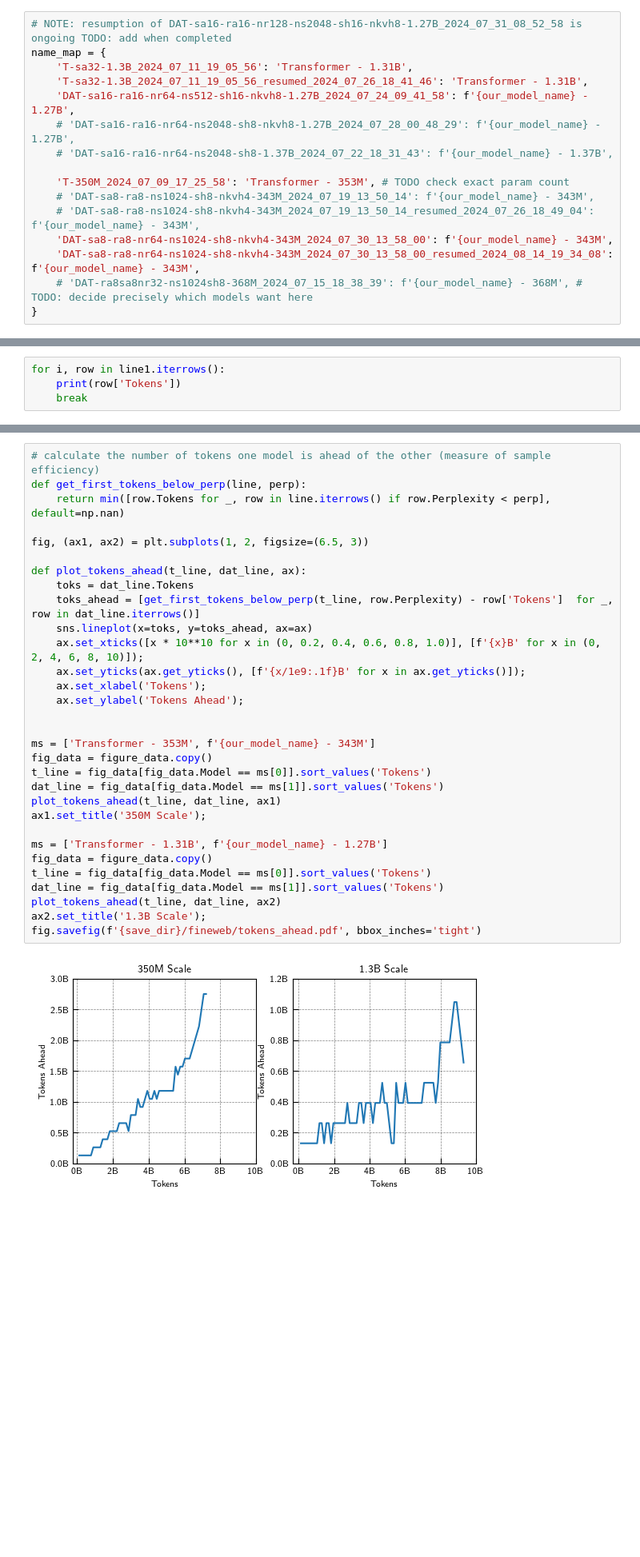
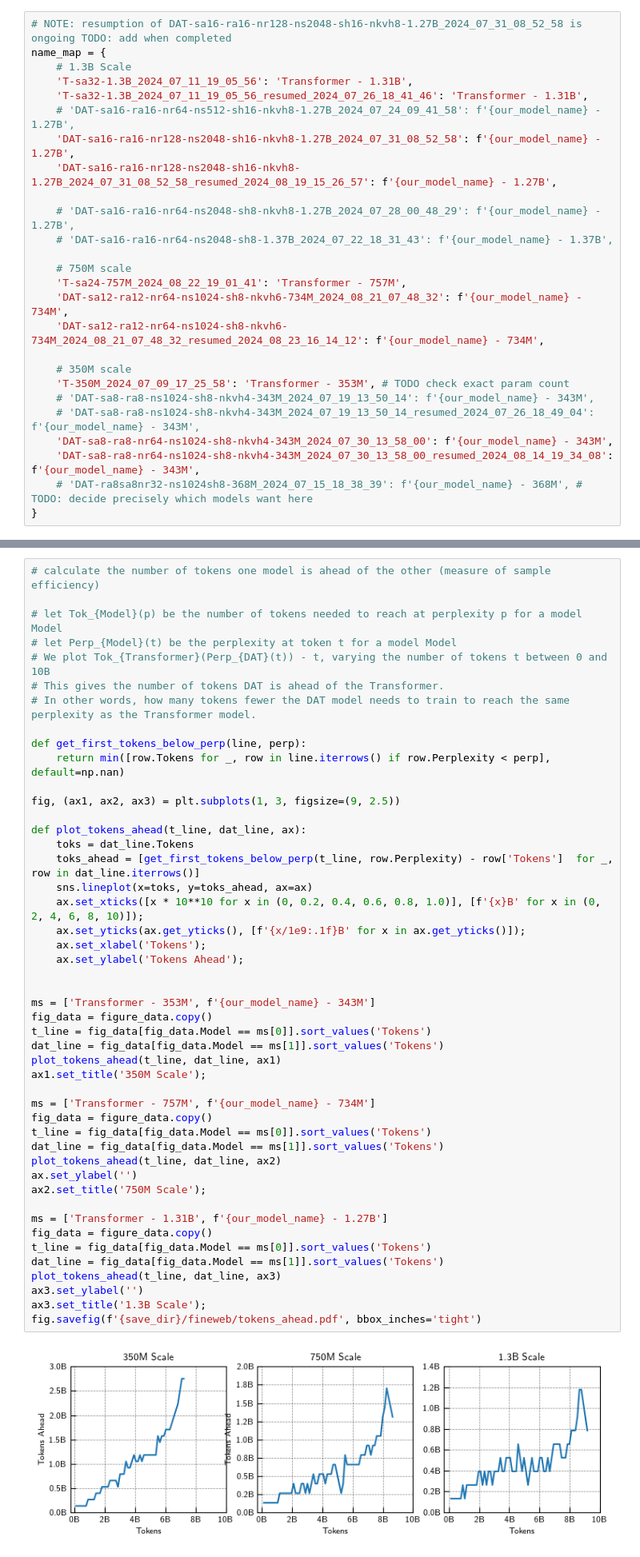
Before and after one commit to Awni00/abstract_transformer, a Jupyter notebook: figure_generation/figure_generation.ipynb, the cells around one changed output, grey strips where cells are left out. Shown at 80% size. Drawn from its saved outputs; the diff is of its cells as text; blank space fills up the shorter version.

```diff
--- a/figure_generation/figure_generation.ipynb
+++ b/figure_generation/figure_generation.ipynb
@@ -1005,12 +1005,22 @@ figure_data.head()
 # %%
 # NOTE: resumption of DAT-sa16-ra16-nr128-ns2048-sh16-nkvh8-1.27B_2024_07_31_08_52_58 is ongoing TODO: add when completed
 name_map = {
+    # 1.3B Scale
     'T-sa32-1.3B_2024_07_11_19_05_56': 'Transformer - 1.31B',
     'T-sa32-1.3B_2024_07_11_19_05_56_resumed_2024_07_26_18_41_46': 'Transformer - 1.31B',
-    'DAT-sa16-ra16-nr64-ns512-sh16-nkvh8-1.27B_2024_07_24_09_41_58': f'{our_model_name} - 1.27B',
+    # 'DAT-sa16-ra16-nr64-ns512-sh16-nkvh8-1.27B_2024_07_24_09_41_58': f'{our_model_name} - 1.27B',
+    'DAT-sa16-ra16-nr128-ns2048-sh16-nkvh8-1.27B_2024_07_31_08_52_58': f'{our_model_name} - 1.27B',
+    'DAT-sa16-ra16-nr128-ns2048-sh16-nkvh8-1.27B_2024_07_31_08_52_58_resumed_2024_08_19_15_26_57': f'{our_model_name} - 1.27B',
+
     # 'DAT-sa16-ra16-nr64-ns2048-sh8-nkvh8-1.27B_2024_07_28_00_48_29': f'{our_model_name} - 1.27B',
     # 'DAT-sa16-ra16-nr64-ns2048-sh8-1.37B_2024_07_22_18_31_43': f'{our_model_name} - 1.37B',
 
+    # 750M scale
+    'T-sa24-757M_2024_08_22_19_01_41': 'Transformer - 757M',
+    'DAT-sa12-ra12-nr64-ns1024-sh8-nkvh6-734M_2024_08_21_07_48_32': f'{our_model_name} - 734M',
+    'DAT-sa12-ra12-nr64-ns1024-sh8-nkvh6-734M_2024_08_21_07_48_32_resumed_2024_08_23_16_14_12': f'{our_model_name} - 734M',
+
+    # 350M scale
     'T-350M_2024_07_09_17_25_58': 'Transformer - 353M', # TODO check exact param count
     # 'DAT-sa8-ra8-ns1024-sh8-nkvh4-343M_2024_07_19_13_50_14': f'{our_model_name} - 343M',
     # 'DAT-sa8-ra8-ns1024-sh8-nkvh4-343M_2024_07_19_13_50_14_resumed_2024_07_26_18_49_04': f'{our_model_name} - 343M',
@@ -1103,7 +1137,3 @@ Try using .loc[row_indexer,col_indexer] = value instead
 See the caveats in the documentation: https://pandas.pydata.org/pandas-docs/stable/user_guide/indexing.html#returning-a-view-versus-a-copy
   fig2_data['Model'] = pd.Categorical(fig2_data['Model'], fig2_models, ordered=True)
 [figure]
-# %%
-for i, row in line1.iterrows():
-    print(row['Tokens'])
-    break
@@ -1112,33 +1140,49 @@ for i, row in line1.iterrows():
 # %%
 # calculate the number of tokens one model is ahead of the other (measure of sample efficiency)
+
+# let Tok_{Model}(p) be the number of tokens needed to reach at perplexity p for a model Model
+# let Perp_{Model}(t) be the perplexity at token t for a model Model
+# We plot Tok_{Transformer}(Perp_{DAT}(t)) - t, varying the number of tokens t between 0 and 10B
+# This gives the number of tokens DAT is ahead of the Transformer.
+# In other words, how many tokens fewer the DAT model needs to train to reach the same perplexity as the Transformer model.
+
 def get_first_tokens_below_perp(line, perp):
     return min([row.Tokens for _, row in line.iterrows() if row.Perplexity < perp], default=np.nan)
 
-fig, (ax1, ax2) = plt.subplots(1, 2, figsize=(6.5, 3))
+fig, (ax1, ax2, ax3) = plt.subplots(1, 3, figsize=(9, 2.5))
 
 def plot_tokens_ahead(t_line, dat_line, ax):
     toks = dat_line.Tokens
     toks_ahead = [get_first_tokens_below_perp(t_line, row.Perplexity) - row['Tokens']  for _, row in dat_line.iterrows()]
     sns.lineplot(x=toks, y=toks_ahead, ax=ax)
     ax.set_xticks([x * 10**10 for x in (0, 0.2, 0.4, 0.6, 0.8, 1.0)], [f'{x}B' for x in (0, 2, 4, 6, 8, 10)]);
     ax.set_yticks(ax.get_yticks(), [f'{x/1e9:.1f}B' for x in ax.get_yticks()]);
     ax.set_xlabel('Tokens');
     ax.set_ylabel('Tokens Ahead');
 
 
 ms = ['Transformer - 353M', f'{our_model_name} - 343M']
 fig_data = figure_data.copy()
 t_line = fig_data[fig_data.Model == ms[0]].sort_values('Tokens')
 dat_line = fig_data[fig_data.Model == ms[1]].sort_values('Tokens')
 plot_tokens_ahead(t_line, dat_line, ax1)
 ax1.set_title('350M Scale');
 
+ms = ['Transformer - 757M', f'{our_model_name} - 734M']
+fig_data = figure_data.copy()
+t_line = fig_data[fig_data.Model == ms[0]].sort_values('Tokens')
+dat_line = fig_data[fig_data.Model == ms[1]].sort_values('Tokens')
+plot_tokens_ahead(t_line, dat_line, ax2)
+ax.set_ylabel('')
+ax2.set_title('750M Scale');
+
 ms = ['Transformer - 1.31B', f'{our_model_name} - 1.27B']
 fig_data = figure_data.copy()
 t_line = fig_data[fig_data.Model == ms[0]].sort_values('Tokens')
 dat_line = fig_data[fig_data.Model == ms[1]].sort_values('Tokens')
-plot_tokens_ahead(t_line, dat_line, ax2)
-ax2.set_title('1.3B Scale');
+plot_tokens_ahead(t_line, dat_line, ax3)
+ax3.set_ylabel('')
+ax3.set_title('1.3B Scale');
 fig.savefig(f'{save_dir}/fineweb/tokens_ahead.pdf', bbox_inches='tight')
 # %% [output]
-[figure, old version]
+[figure, new version]
```
Also changed, not shown: parts of 8 cells of this notebook.
